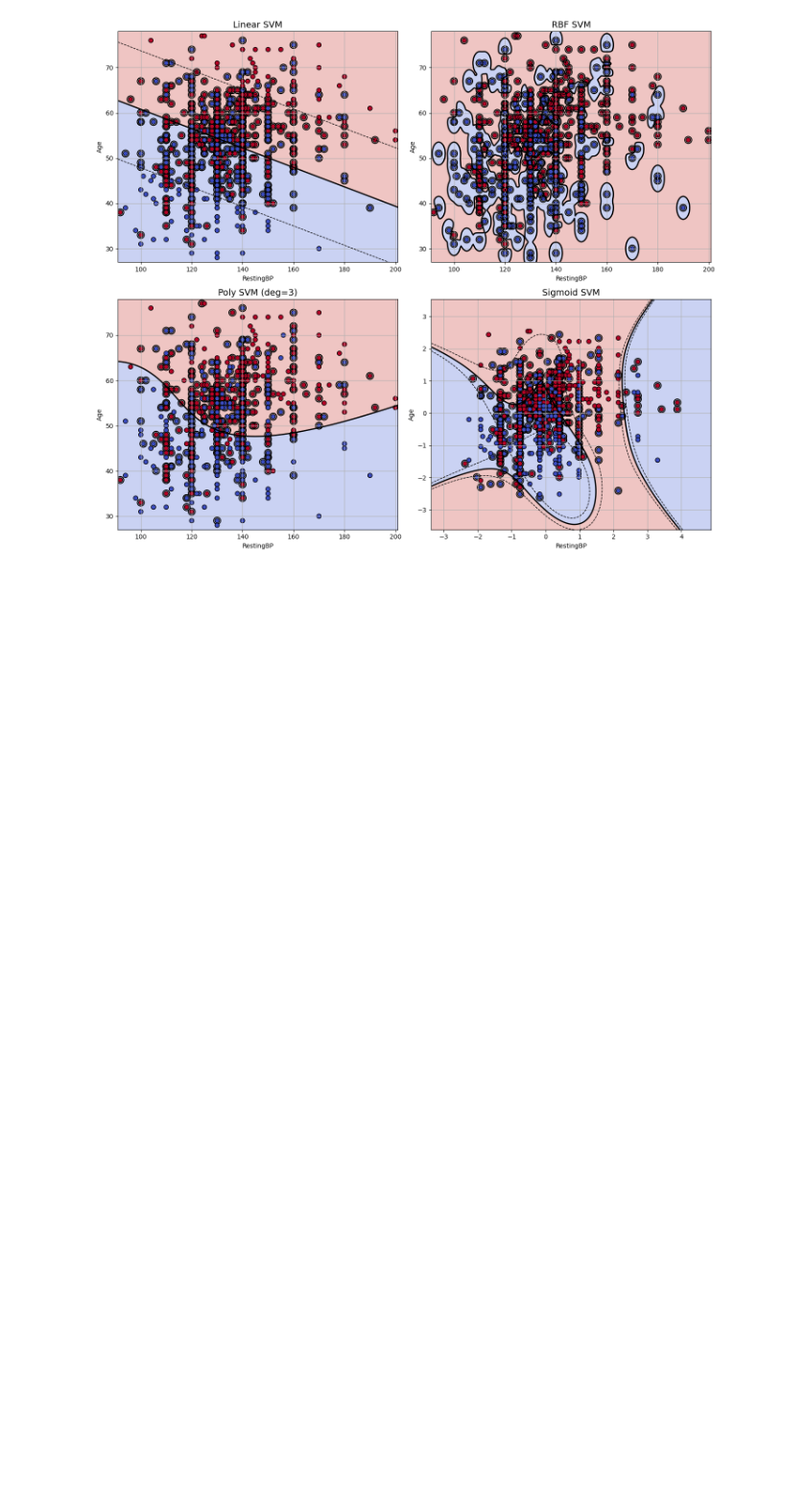
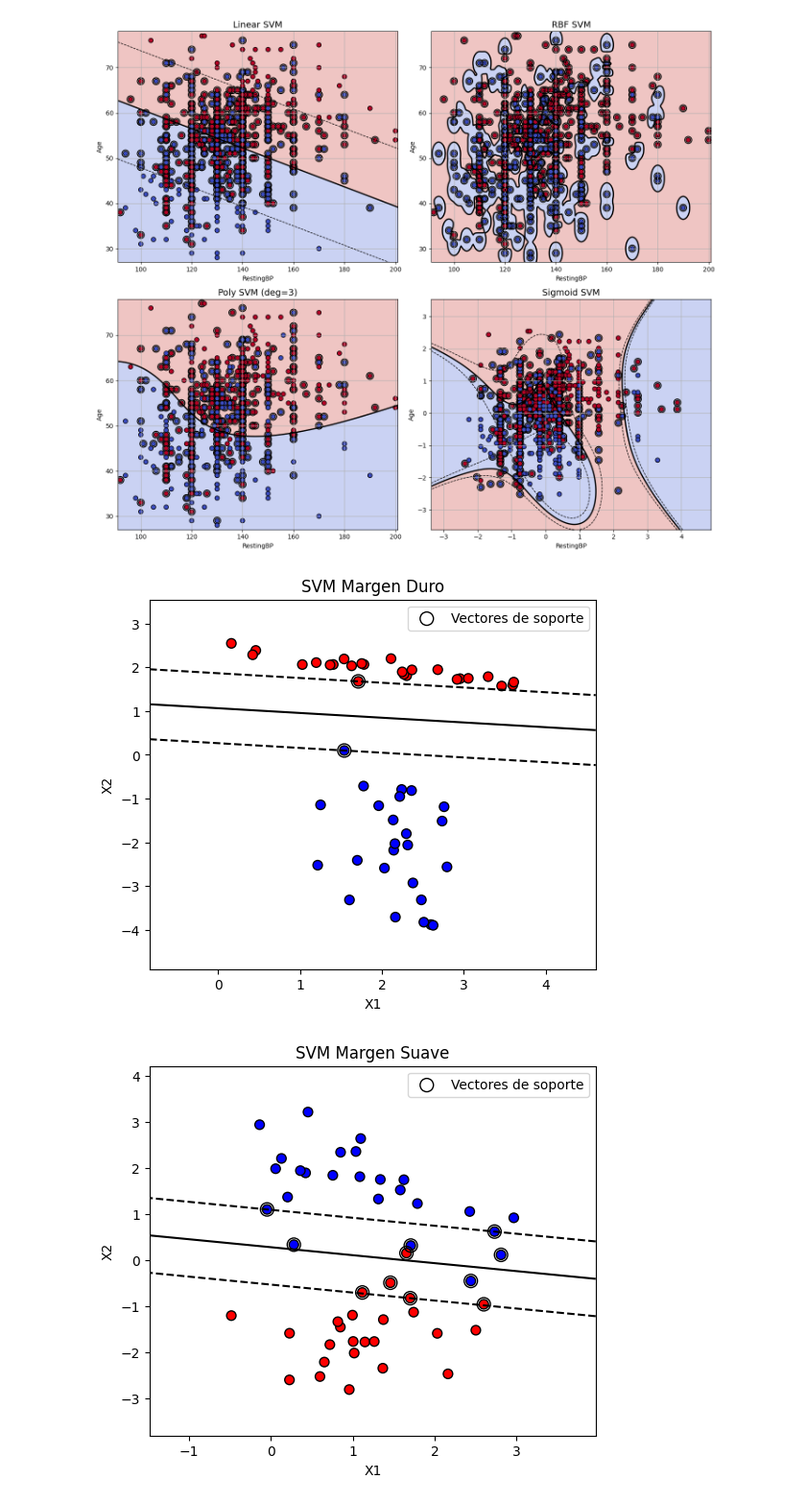
Before and after one commit to NicolasSeivane/Seivane_Nicolas_Proyecto_Integrador, a Jupyter notebook: heart/entrenar_modelos.ipynb, the cells around one changed output. Shown at 96% size. Saved outputs shown, nothing was run; the diff lists cells and outputs as text; code cells hidden in the pictures; blank space fills up the shorter version.

```diff
--- a/heart/entrenar_modelos.ipynb
+++ b/heart/entrenar_modelos.ipynb
@@ -1520,3 +1564,80 @@ plt.tight_layout()
 plt.show()
 # %% [output]
 [figure]
+# %%
+import numpy as np
+import matplotlib.pyplot as plt
+from sklearn import svm
+from sklearn.datasets import make_classification
+
+# ---------------------------
+# Dataset Hard Margin (separable)
+# ---------------------------
+X_hard, y_hard = make_classification(
+    n_samples=50,
+    n_features=2,
+    n_redundant=0,
+    n_informative=2,
+    n_clusters_per_class=1,
+    class_sep=2.0,  # totalmente separable
+    flip_y=0,       # sin ruido
+    random_state=42
+)
+
+# ---------------------------
+# Dataset Soft Margin (con algo de ruido)
+# ---------------------------
+X_soft, y_soft = make_classification(
+    n_samples=50,
+    n_features=2,
+    n_redundant=0,
+    n_informative=2,
+    n_clusters_per_class=1,
+    class_sep=1.3,  # parcialmente solapado
+    flip_y=0.01,     # 1% de ruido
+    random_state=24
+)
+
+# ---------------------------
+# Modelos SVM
+# ---------------------------
+svc_hard = svm.SVC(kernel='linear', C=1e6)
+svc_hard.fit(X_hard, y_hard)
+
+svc_soft = svm.SVC(kernel='linear', C=0.5)
+svc_soft.fit(X_soft, y_soft)
+
+# ---------------------------
+# Función para graficar SVM
+# ---------------------------
+def plot_svm(svc, X, y, title):
+    plt.figure(figsize=(6,5))
+    plt.scatter(X[:,0], X[:,1], c=y, cmap='bwr', s=50, edgecolors='k')
+
+    # Meshgrid para frontera
+    x_min, x_max = X[:,0].min()-1, X[:,0].max()+1
+    y_min, y_max = X[:,1].min()-1, X[:,1].max()+1
+    XX, YY = np.meshgrid(np.linspace(x_min, x_max, 500),
+                         np.linspace(y_min, y_max, 500))
+    Z = svc.decision_function(np.c_[XX.ravel(), YY.ravel()])
+    Z = Z.reshape(XX.shape)
+
+    # Fronteras y márgenes
+    plt.contour(XX, YY, Z, levels=[-1,0,1], linestyles=['--','-','--'], colors='k')
+    plt.scatter(svc.support_vectors_[:,0], svc.support_vectors_[:,1], s=100,
+                facecolors='none', edgecolors='k', label='Vectores de soporte')
+
+    plt.title(title)
+    plt.xlabel('X1')
+    plt.ylabel('X2')
+    plt.legend()
+    plt.show()
+
+# ---------------------------
+# Graficar
+# ---------------------------
+plot_svm(svc_hard, X_hard, y_hard, 'SVM Margen Duro')
+plot_svm(svc_soft, X_soft, y_soft, 'SVM Margen Suave')
+# %% [output]
+[figure, added]
+[figure, added]
```
Also changed, not shown: parts of 2 cells of this notebook, 8 other files.
